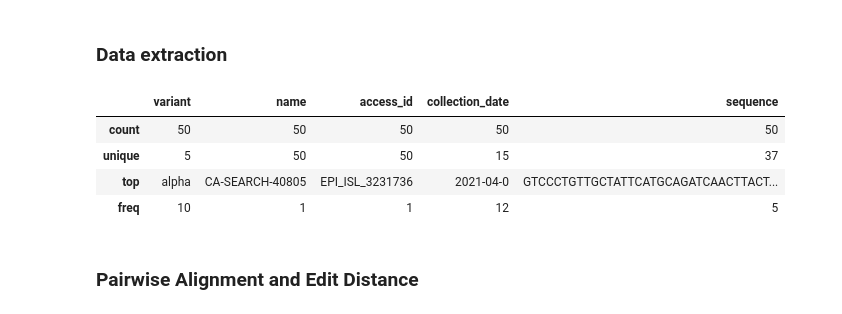
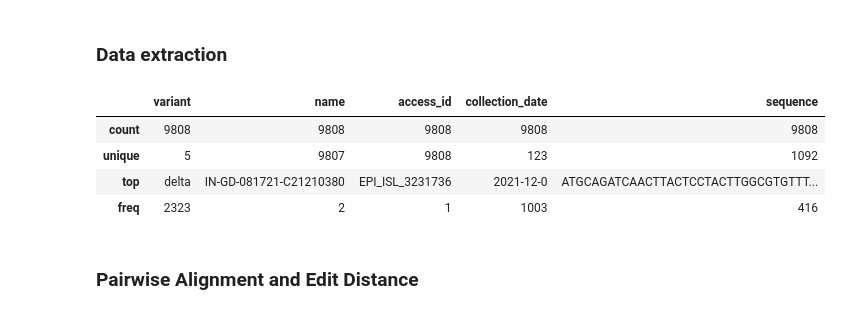
Before and after one commit to RomirS/FinalProject_466, a Jupyter notebook: main.ipynb, the cells around one changed output. Saved outputs shown, nothing was run; the diff lists cells and outputs as text; code cells hidden in the pictures.

```diff
--- a/main.ipynb
+++ b/main.ipynb
@@ -58,35 +58,37 @@ def prepare_data(data, variant):
 # %%
 
 variants = ["alpha", "beta", "gamma", "delta", "omicron"]
 data = []
 for variant in variants:
   prepare_data(data, variant)
 
 filtered_data = []
 variant_counts = {}
 for v in variants:
   variant_counts[v] = 0
-MAX_COUNT = 10
+
+# Change to limit count per variant
+MAX_COUNT = float("inf")
 
 padding = 1800
 for row in data:
   if variant_counts[row["variant"]] == MAX_COUNT:
     continue
 
   spike_sequence = row["sequence"][21563+padding:25384-padding]
   if not("N" in spike_sequence):
     variant_counts[row["variant"]] = variant_counts[row["variant"]] + 1
     row["sequence"] = spike_sequence
     filtered_data.append(row)
 df = pd.DataFrame(filtered_data)
 
 df.describe()
 # %% [output]
 |  | variant | name | access_id | collection_date | sequence |
-| count | 50 | 50 | 50 | 50 | 50 |
-| unique | 5 | 50 | 50 | 15 | 37 |
-| top | alpha | CA-SEARCH-40805 | EPI_ISL_3231736 | 2021-04-0 | GTCCCTGTTGCTATTCATGCAGATCAACTTACT... |
-| freq | 10 | 1 | 1 | 12 | 5 |
+| count | 9808 | 9808 | 9808 | 9808 | 9808 |
+| unique | 5 | 9807 | 9808 | 123 | 1092 |
+| top | delta | IN-GD-081721-C21210380 | EPI_ISL_3231736 | 2021-12-0 | ATGCAGATCAACTTACTCCTACTTGGCGTGTTT... |
+| freq | 2323 | 2 | 1 | 1003 | 416 |
 # %% [markdown]
 ### Pairwise Alignment and Edit Distance
 # %%
```
Also changed, not shown: parts of 4 cells of this notebook, 1 other file.
